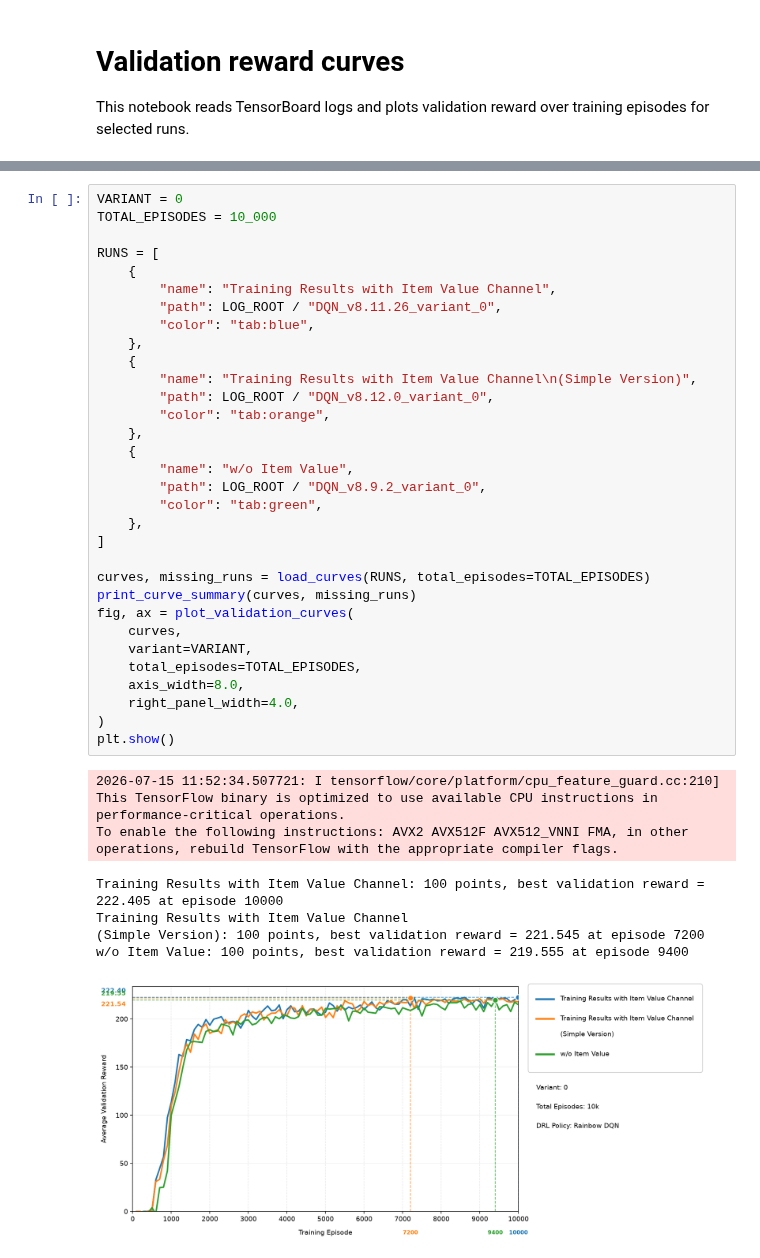
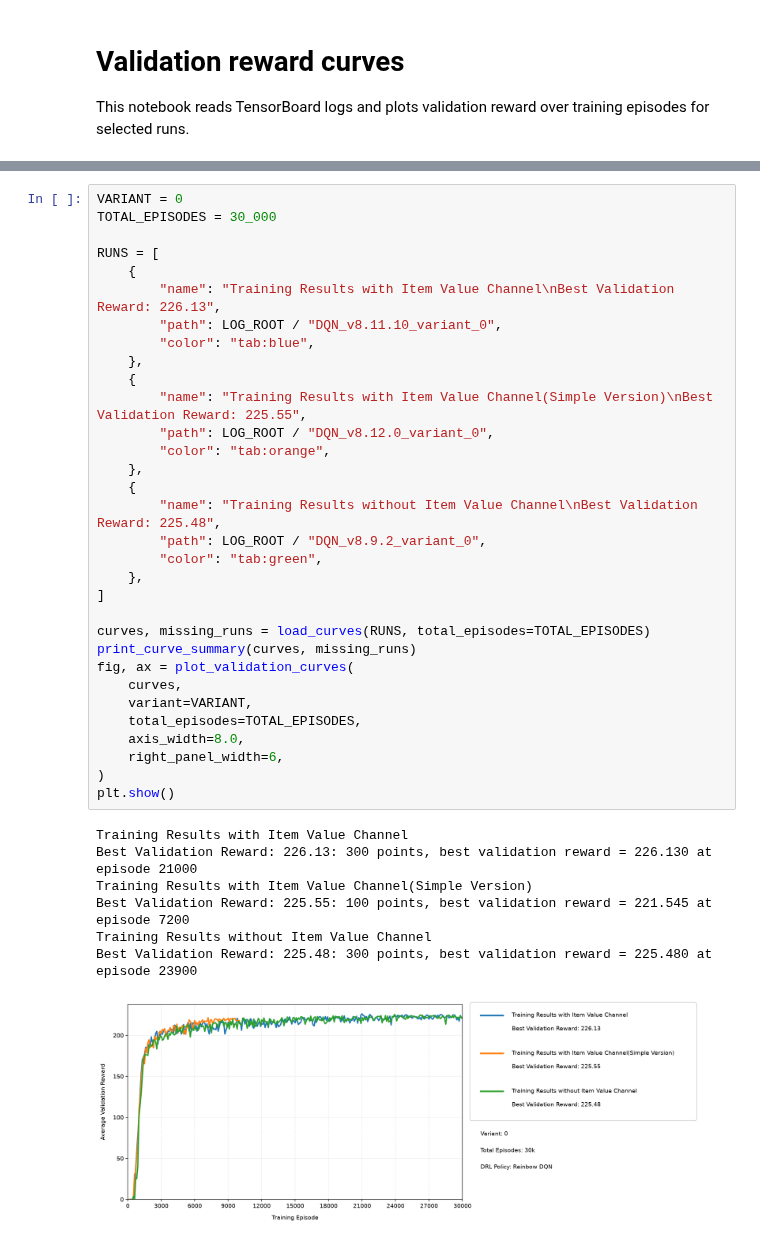
Before and after one commit to Lirong-Zhuang/CodingLab_DRL_team, a Jupyter notebook: statistic/validation_reward_curves.ipynb, the cells around one changed output, grey strips where cells are left out. Cells and saved outputs as stored; diff of their text form.

```diff
--- a/statistic/validation_reward_curves.ipynb
+++ b/statistic/validation_reward_curves.ipynb
@@ -263,44 +212,44 @@ Project root: /Users/zlr/Documents/CodingLab：DRL/CodingLab_DRL_team
 Log root: /Users/zlr/Documents/CodingLab：DRL/CodingLab_DRL_team/logs2
 # %%
 VARIANT = 0
-TOTAL_EPISODES = 10_000
+TOTAL_EPISODES = 30_000
 
 RUNS = [
     {
-        "name": "Training Results with Item Value Channel",
-        "path": LOG_ROOT / "DQN_v8.11.26_variant_0",
+        "name": "Training Results with Item Value Channel\nBest Validation Reward: 226.13",
+        "path": LOG_ROOT / "DQN_v8.11.10_variant_0",
         "color": "tab:blue",
     },
     {
-        "name": "Training Results with Item Value Channel\n(Simple Version)",
+        "name": "Training Results with Item Value Channel(Simple Version)\nBest Validation Reward: 225.55",
         "path": LOG_ROOT / "DQN_v8.12.0_variant_0",
         "color": "tab:orange",
     },
     {
-        "name": "w/o Item Value",
+        "name": "Training Results without Item Value Channel\nBest Validation Reward: 225.48",
         "path": LOG_ROOT / "DQN_v8.9.2_variant_0",
         "color": "tab:green",
     },
 ]
 
 curves, missing_runs = load_curves(RUNS, total_episodes=TOTAL_EPISODES)
 print_curve_summary(curves, missing_runs)
 fig, ax = plot_validation_curves(
     curves,
     variant=VARIANT,
     total_episodes=TOTAL_EPISODES,
     axis_width=8.0,
-    right_panel_width=4.0,
+    right_panel_width=6,
 )
 plt.show()
 # %% [output]
-2026-07-15 11:52:34.507721: I tensorflow/core/platform/cpu_feature_guard.cc:210] This TensorFlow binary is optimized to use available CPU instructions in performance-critical operations.
-To enable the following instructions: AVX2 AVX512F AVX512_VNNI FMA, in other operations, rebuild TensorFlow with the appropriate compiler flags.
+Training Results with Item Value Channel
+Best Validation Reward: 226.13: 300 points, best validation reward = 226.130 at episode 21000
+Training Results with Item Value Channel(Simple Version)
+Best Validation Reward: 225.55: 100 points, best validation reward = 221.545 at episode 7200
+Training Results without Item Value Channel
+Best Validation Reward: 225.48: 300 points, best validation reward = 225.480 at episode 23900
-Training Results with Item Value Channel: 100 points, best validation reward = 222.405 at episode 10000
-Training Results with Item Value Channel
-(Simple Version): 100 points, best validation reward = 221.545 at episode 7200
-w/o Item Value: 100 points, best validation reward = 219.555 at episode 9400
-[figure, old version]
+[figure, new version]
 # %%
 COMPARISON_RUNS = [
     {
```
Also changed, not shown: parts of 2 cells of this notebook, 3 other files.
